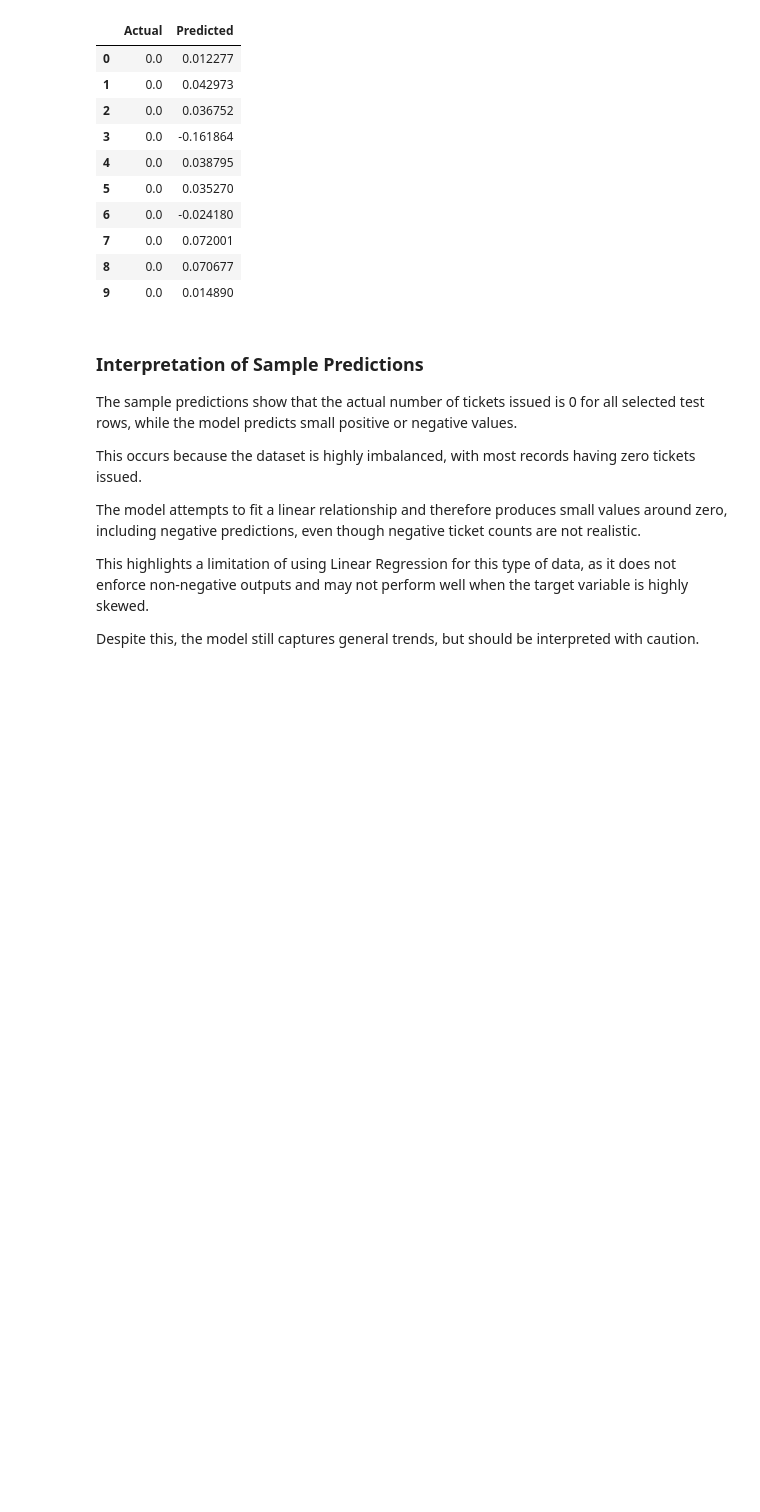
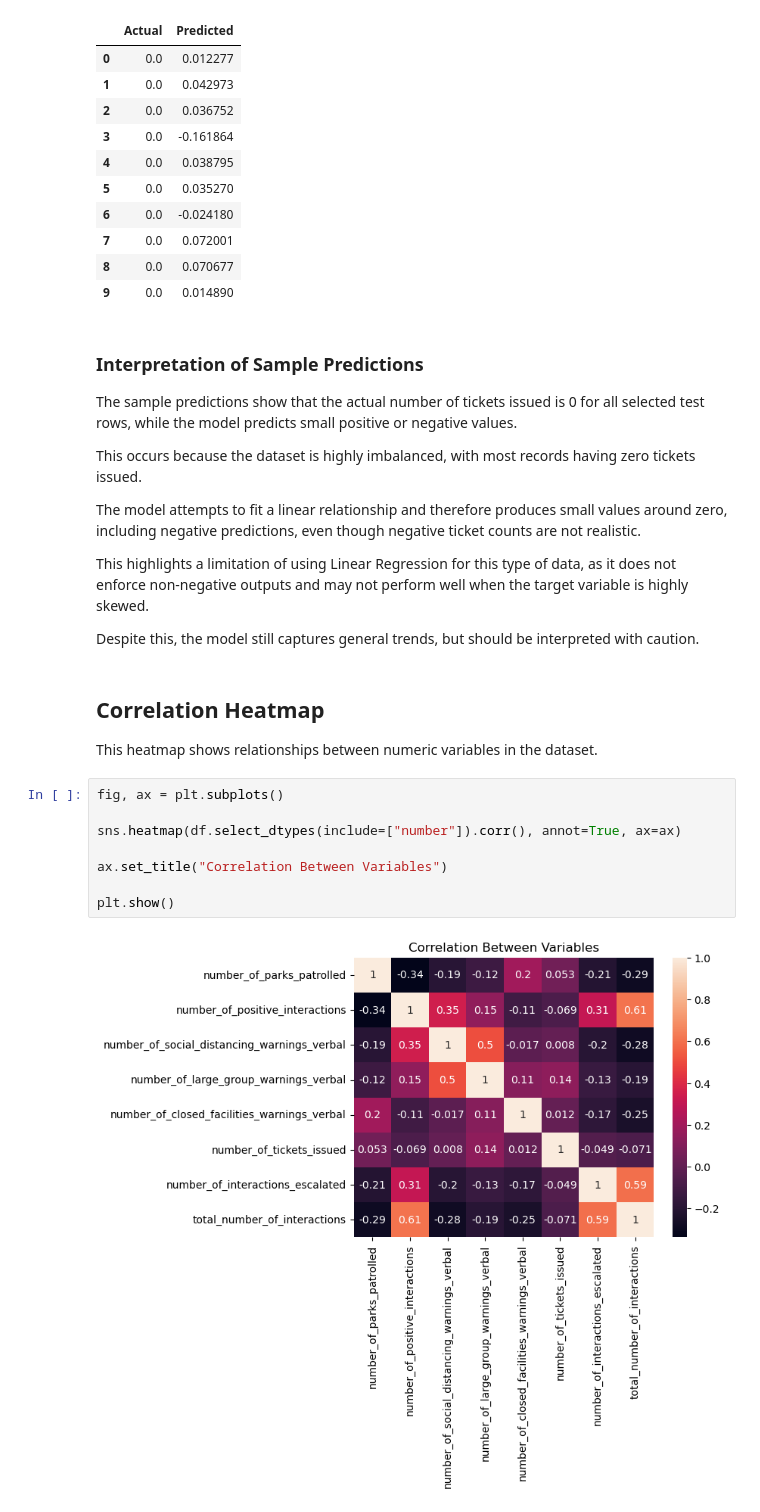
Before and after one commit to AmaritDhamija/Project-3, a Jupyter notebook: notebooks/analysis.ipynb, the cells around one changed output. Cells and saved outputs as stored; diff of their text form; blank space fills up the shorter version.

Commit message:
Enhance heatmap interpretation with additional insight

```diff
--- a/notebooks/analysis.ipynb
+++ b/notebooks/analysis.ipynb
@@ -246,3 +246,17 @@ The model attempts to fit a linear relationship and therefore produces small val
 This highlights a limitation of using Linear Regression for this type of data, as it does not enforce non-negative outputs and may not perform well when the target variable is highly skewed.
 
 Despite this, the model still captures general trends, but should be interpreted with caution.
+# %% [markdown]
+## Correlation Heatmap
+
+This heatmap shows relationships between numeric variables in the dataset.
+# %%
+fig, ax = plt.subplots()
+
+sns.heatmap(df.select_dtypes(include=["number"]).corr(), annot=True, ax=ax)
+
+ax.set_title("Correlation Between Variables")
+
+plt.show()
+# %% [output]
+[figure, added]
```
Also changed, not shown: parts of 4 cells of this notebook.
